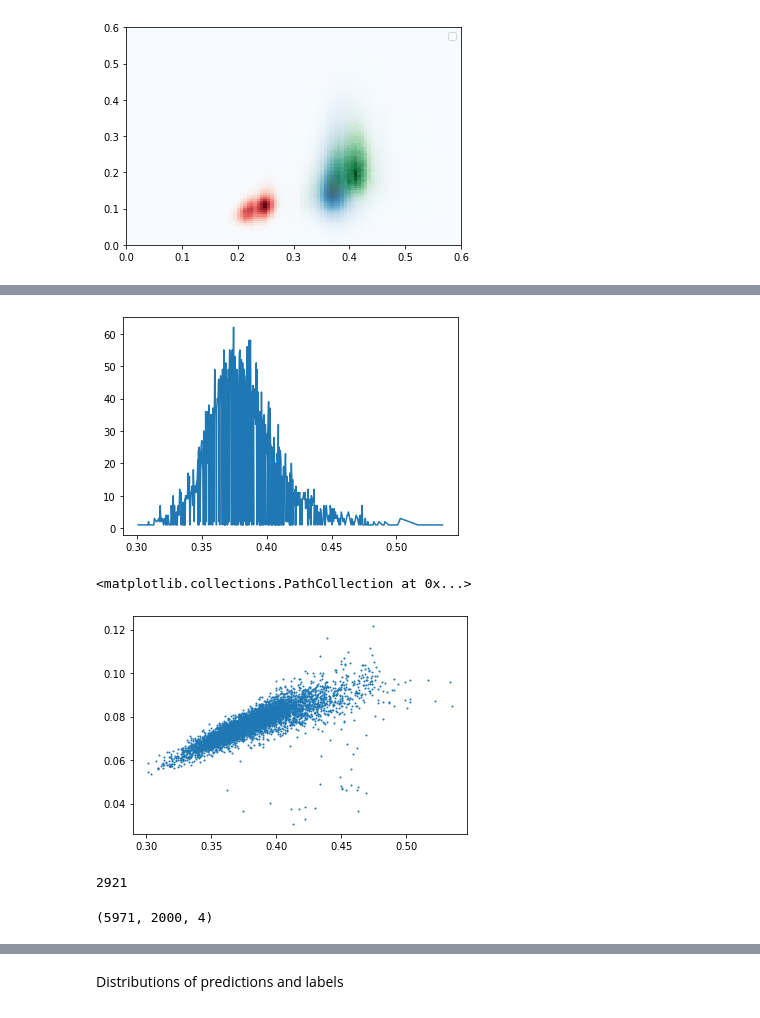
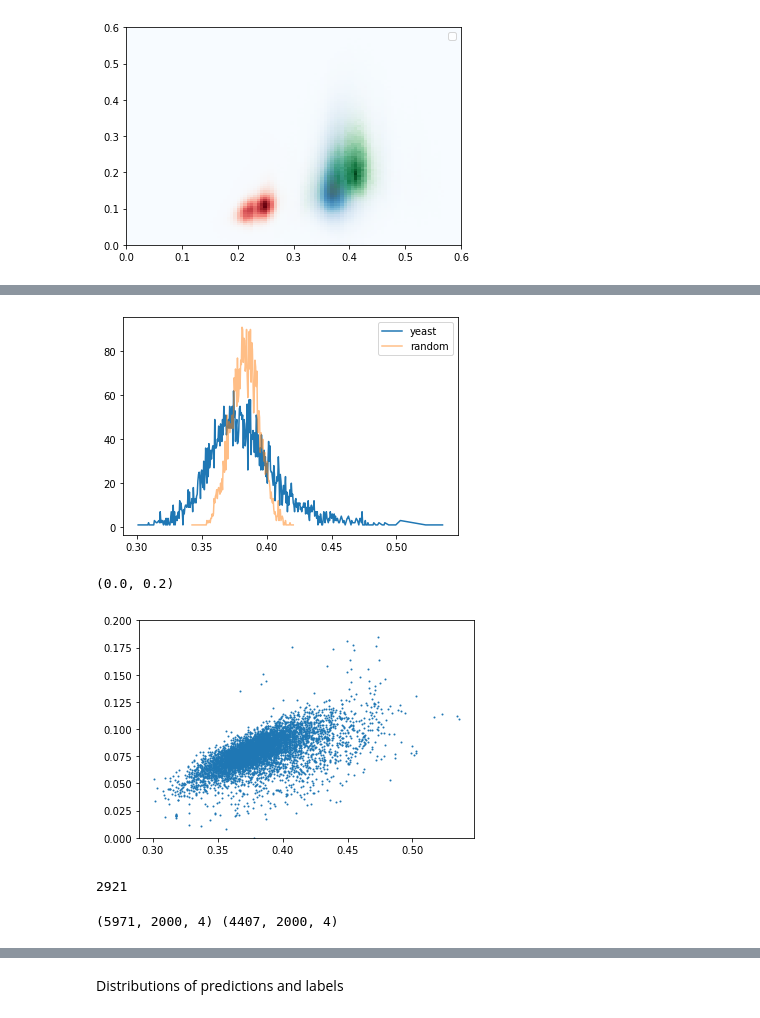
Before and after one commit to Alexwestbrook/mnhn-internship_DeepCNN_ChIP-seq, a Jupyter notebook: Generating_sequences.ipynb, the cells around one changed output, grey strips where cells are left out. Drawn from its saved outputs; the diff is of its cells as text; code cells hidden in the pictures.

```diff
--- a/Generating_sequences.ipynb
+++ b/Generating_sequences.ipynb
@@ -747,14 +734,5 @@ preds_nuc_rand.shape, preds_coh_rand.shape, preds_pol_rand.shape
 ((21, 30000), (21, 24576), (21, 1536))
 # %% [markdown]
 ### Load and normalize labels
-# %%
-def log(x):
-    x_ = np.copy(x)
-    x_[np.isnan(x_)] = 0
-    x_[np.isinf(x_)] = np.percentile(x_, 98)
-    # x_[np.isinf(x_)] = np.percentile(x_, 99.5)
-    # x_[np.isinf(x_)] = np.percentile(x_, 90)
-    x_ = np.log2(x_ + 1)
-    return x_
 # %% [markdown]
 Load nucleosome labels
@@ -822,32 +738,0 @@ Load cohesine labels
-# %%
-labels_coh_m1 = {}
-bw = pyBigWig.open('../shared_folder/SCerevisiae/data/Data_etienne/GSM6703630_Scc1_Mmyco_rep1.CPM.bw')
-for chr_id in bw.chroms():
-    if chr_id[:3] == 'chr':
-        key = 'chr' + format(utils.roman_to_int(chr_id[3:]), '02d')
-        labels_coh_m1[key] = np.nan_to_num(bw.values(chr_id, 0, -1, numpy=True))
-labels_coh_m1['myco'] = np.nan_to_num(bw.values('Mmmyco', 0, -1, numpy=True))
-bw.close()
-thres_m1 = sum([v.sum() for v in labels_coh_m1.values()]) / 1e6
-print(thres_m1)
-for chr_id, val in labels_coh_m1.items():
-    labels_coh_m1[chr_id] = val / thres_m1
-
-labels_coh_m2 = {}
-bw = pyBigWig.open('../shared_folder/SCerevisiae/data/Data_etienne/GSM6703631_Scc1-inp_Mmyco_rep1.CPM.bw')
-for chr_id in bw.chroms():
-    if chr_id[:3] == 'chr':
-        key = 'chr' + format(utils.roman_to_int(chr_id[3:]), '02d')
-        labels_coh_m2[key] = np.nan_to_num(bw.values(chr_id, 0, -1, numpy=True))
-labels_coh_m2['myco'] = np.nan_to_num(bw.values('Mmmyco', 0, -1, numpy=True))
-bw.close()
-thres_m2 = sum([v.sum() for v in labels_coh_m2.values()]) / 1e6
-print(thres_m2)
-for chr_id, val in labels_coh_m2.items():
-    labels_coh_m2[chr_id] = val / thres_m2
-
-labels_coh_m = {}
-for chr_id, val in labels_coh_m1.items():
-    labels_coh_m[chr_id] = log(val / labels_coh_m2[chr_id])
-thres_coh_m = sum([v.sum() for v in labels_coh_m.values()]) / 1e6
-print(thres_coh_m)
@@ -1438,15 +1324,19 @@ plt.close()
 # %%
 gcs, counts = np.unique(window_gc_yeast, return_counts=True)
-plt.plot(gcs, counts)
+gcs_r, counts_r = np.unique(window_gc_rand, return_counts=True)
+plt.plot(gcs, counts, label='yeast')
+plt.plot(gcs_r, counts_r, alpha=0.5, label='random')
+plt.legend()
 plt.show()
 plt.close()
 # %% [output]
-[figure, old version]
+[figure, new version]
 # %%
-plt.scatter(window_gc_yeast, window_preds_yeast[:, 0], s=1)
+plt.scatter(window_gc_yeast, window_labels_yeast[:, 0], s=1)
+plt.ylim((0, 0.2))
 # %% [output]
-<matplotlib.collections.PathCollection at 0x...>
+(0.0, 0.2)
-[figure, old version]
+[figure, new version]
 # %%
 np.sum(counts // 2)
 # %% [output]
@@ -1454,17 +1361,32 @@ np.sum(counts // 2)
 # %%
+annot_idx = 2
 window_gc = {}
 window_one_hot = {}
+window_one_hot_r = {}
 with np.load(Path(data_dir, species, 'genome', 'W303', 'W303.npz')) as f:
     for chr_id in f.keys():
         window_one_hot[chr_id] = utils.chunk_regions(f[chr_id], 2000)
 window_one_hot_yeast = np.concatenate([v for k, v in window_one_hot.items() if k[:3]=='chr'], axis=0)
 noN_mask = np.sum(window_one_hot_yeast, axis=(1, 2)) == 2000
 window_one_hot_yeast = window_one_hot_yeast[noN_mask]
-window_preds_nuc_yeast = window_preds_yeast[noN_mask, 0]
 window_gc_yeast = utils.GC_content(window_one_hot_yeast)
-print(window_one_hot_yeast.shape)
+
+window_labels_annot_yeast = window_labels_yeast[noN_mask, annot_idx]
+window_preds_annot_yeast = window_preds_yeast[noN_mask, annot_idx]
+
+with np.load(Path(data_dir, species, 'results', 'models_etienne', 'random_seqs', 'random_genome_as_yeast1.npz')) as f:
+    for chr_id in f.keys():
+        window_one_hot_r[chr_id] = utils.chunk_regions(f[chr_id],  2000)
+window_one_hot_rand = np.concatenate(list(window_one_hot_r.values()))
+noN_mask_r = np.sum(window_one_hot_rand, axis=(1, 2)) == 2000
+window_one_hot_rand = window_one_hot_rand[noN_mask_r]
+window_gc_rand = utils.GC_content(window_one_hot_rand)
+
+window_preds_annot_rand = window_preds_rand[noN_mask_r, annot_idx]
+
+print(window_one_hot_yeast.shape, window_one_hot_rand.shape)
 # seps = np.cumsum([len(v) for k, v in window_one_hot.items() if k[:3]=='chr'])
 # print(seps)
 # %% [output]
-(5971, 2000, 4)
+(5971, 2000, 4) (4407, 2000, 4)
 # %%
```
Also changed, not shown: parts of 37 cells of this notebook.
